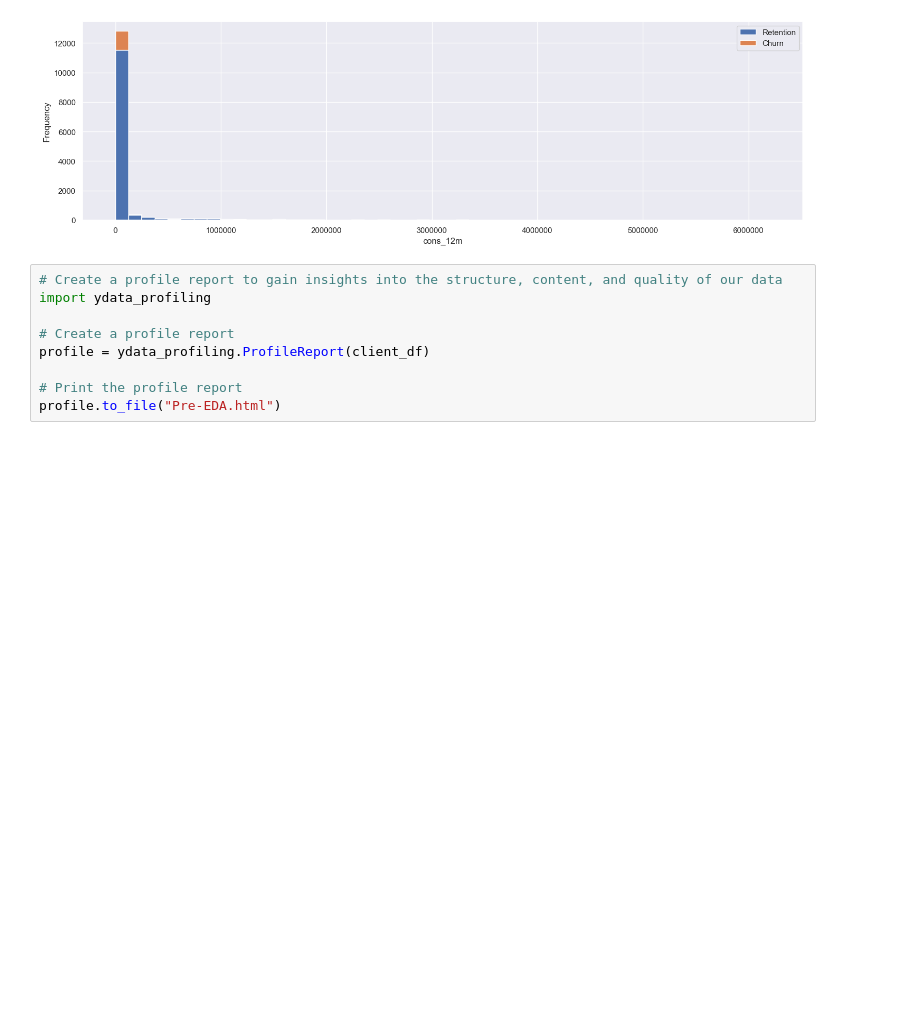
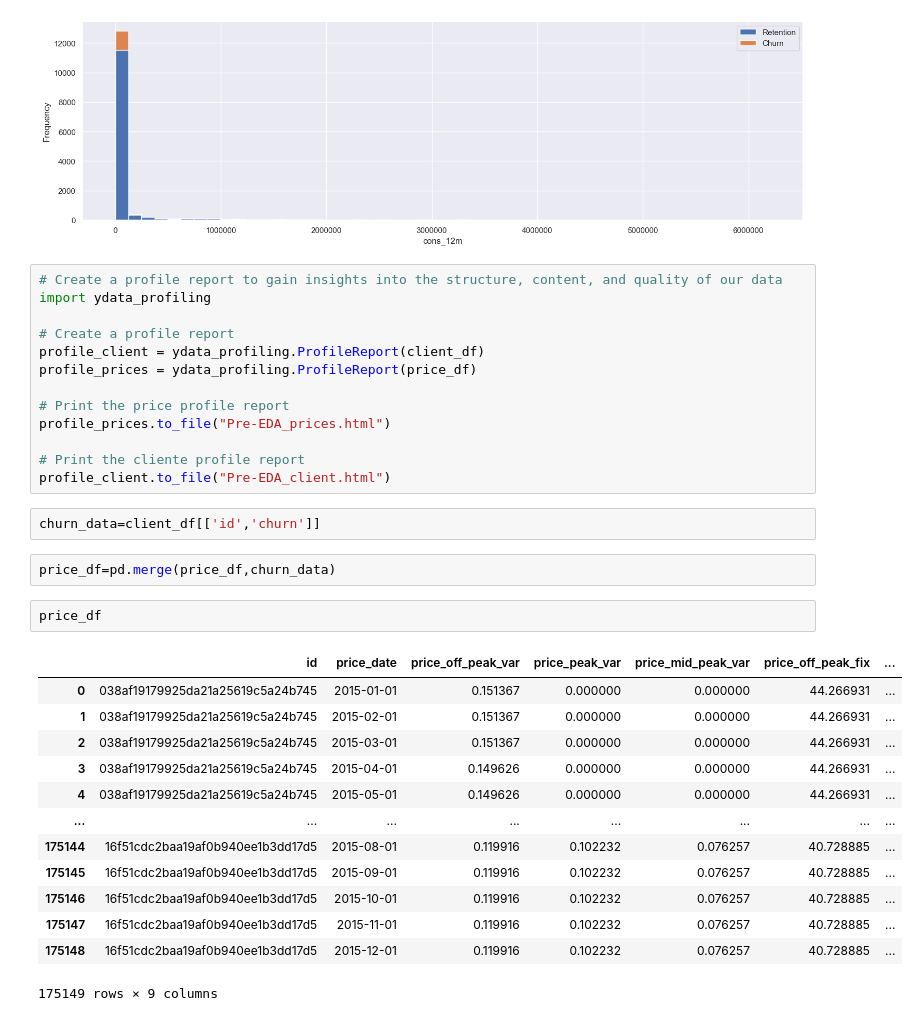
Before and after one commit to dasanmiguelv/supervised-machine-learning, a Jupyter notebook: customer-churn/eda_starter.ipynb, the cells around one changed output. Drawn from its saved outputs; the diff is of its cells as text; blank space fills up the shorter version.

```diff
--- a/customer-churn/eda_starter.ipynb
+++ b/customer-churn/eda_starter.ipynb
@@ -201,7 +201,31 @@ plot_distribution(consumption, 'cons_12m', axs)
 import ydata_profiling
 
 # Create a profile report
-profile = ydata_profiling.ProfileReport(client_df)
+profile_client = ydata_profiling.ProfileReport(client_df)
+profile_prices = ydata_profiling.ProfileReport(price_df)
 
-# Print the profile report
-profile.to_file("Pre-EDA.html")
+# Print the price profile report
+profile_prices.to_file("Pre-EDA_prices.html")
+
+# Print the cliente profile report
+profile_client.to_file("Pre-EDA_client.html")
+# %%
+churn_data=client_df[['id','churn']]
+# %%
+price_df=pd.merge(price_df,churn_data)
+# %%
+price_df
+# %% [output]
+|  | id | price_date | price_off_peak_var | price_peak_var | price_mid_peak_var | price_off_peak_fix | ... |
+| 0 | 038af19179925da21a25619c5a24b745 | 2015-01-01 | 0.151367 | 0.000000 | 0.000000 | 44.266931 | ... |
+| 1 | 038af19179925da21a25619c5a24b745 | 2015-02-01 | 0.151367 | 0.000000 | 0.000000 | 44.266931 | ... |
+| 2 | 038af19179925da21a25619c5a24b745 | 2015-03-01 | 0.151367 | 0.000000 | 0.000000 | 44.266931 | ... |
+| 3 | 038af19179925da21a25619c5a24b745 | 2015-04-01 | 0.149626 | 0.000000 | 0.000000 | 44.266931 | ... |
+| 4 | 038af19179925da21a25619c5a24b745 | 2015-05-01 | 0.149626 | 0.000000 | 0.000000 | 44.266931 | ... |
+| ... | ... | ... | ... | ... | ... | ... | ... |
+| 175144 | 16f51cdc2baa19af0b940ee1b3dd17d5 | 2015-08-01 | 0.119916 | 0.102232 | 0.076257 | 40.728885 | ... |
+| 175145 | 16f51cdc2baa19af0b940ee1b3dd17d5 | 2015-09-01 | 0.119916 | 0.102232 | 0.076257 | 40.728885 | ... |
+| 175146 | 16f51cdc2baa19af0b940ee1b3dd17d5 | 2015-10-01 | 0.119916 | 0.102232 | 0.076257 | 40.728885 | ... |
+| 175147 | 16f51cdc2baa19af0b940ee1b3dd17d5 | 2015-11-01 | 0.119916 | 0.102232 | 0.076257 | 40.728885 | ... |
+| 175148 | 16f51cdc2baa19af0b940ee1b3dd17d5 | 2015-12-01 | 0.119916 | 0.102232 | 0.076257 | 40.728885 | ... |
+175149 rows × 9 columns
```
Also changed, not shown: parts of 6 cells of this notebook, 5 other files.
